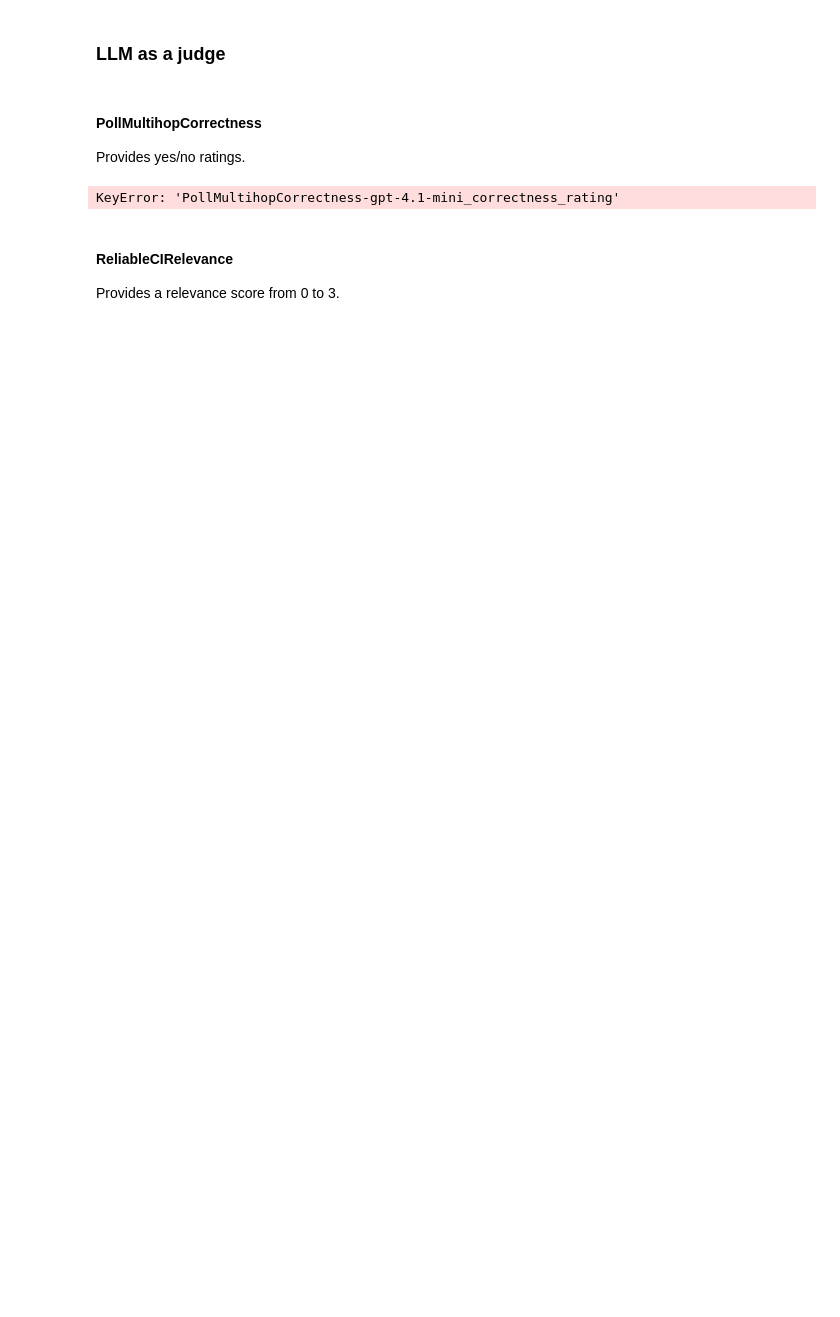
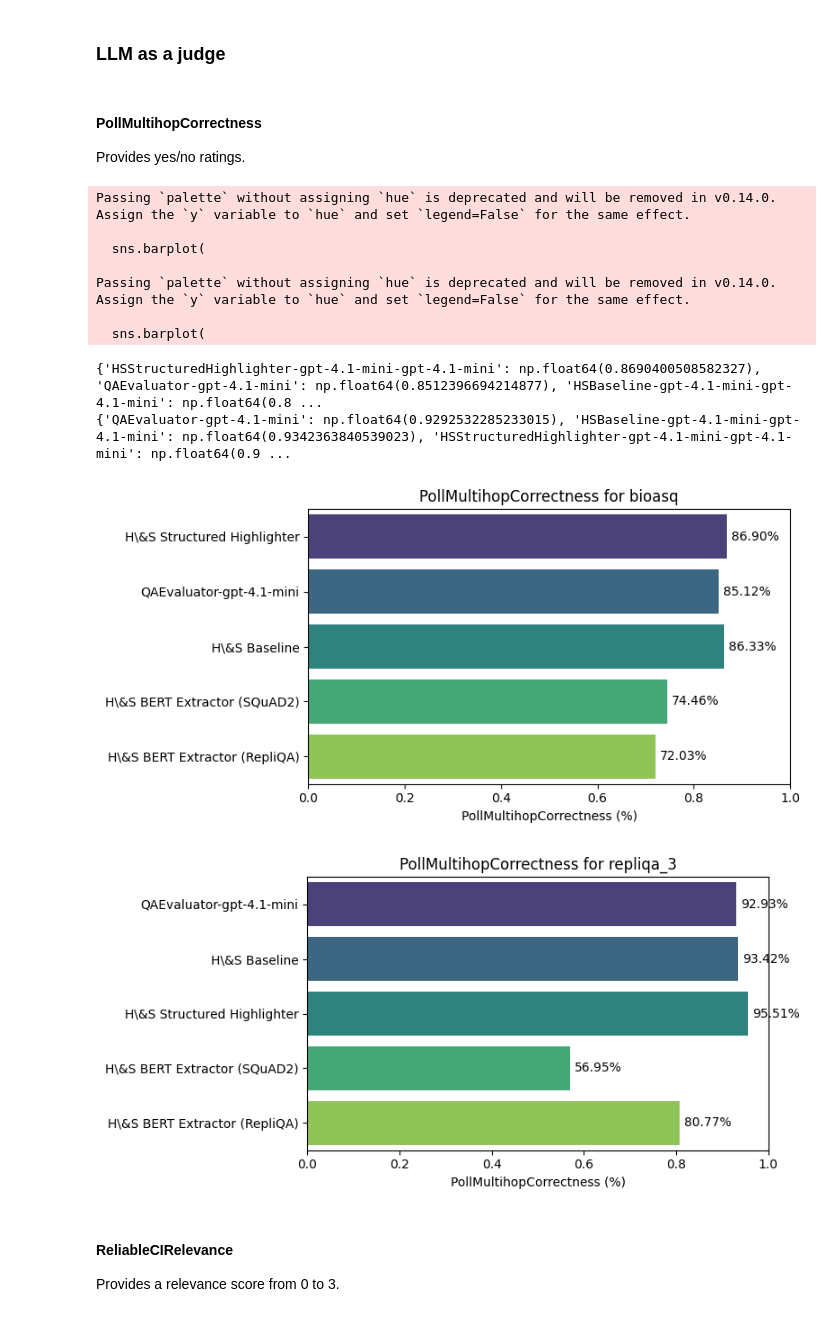
Before and after one commit to microsoft/highlight-summarize, a Jupyter notebook: data-analysis.ipynb, the cells around one changed output. Saved outputs shown, nothing was run; the diff lists cells and outputs as text; code cells hidden in the pictures; blank space fills up the shorter version.

```diff
--- a/data-analysis.ipynb
+++ b/data-analysis.ipynb
@@ -490,31 +692,45 @@ Provides yes/no ratings.
 # %%
 for dataset_name, df in results_df.items():
     # Filter out no-answer predictions.
     df = df[df.answer != NOANSWER_PRED]
     correct = {}
-    for pipeline in df.pipeline.unique():
-        correct[pipeline] = np.mean(
-            df[df.pipeline == pipeline]["PollMultihopCorrectness-gpt-4.1-mini_correctness_rating"] == True
+    for run_id in df.run_id.unique():
+        correct[run_id] = np.mean(
+            df[df.run_id == run_id]["PollMultihopCorrectness-gpt-4.1-mini_correctness_rating"] == True
         )
-    plt.figure(figsize=(4, 4))
+
+    # Barplot where the x-axis is the correctness percentage and the y-axis is the pipeline name.
+    # Includes % numbers on the bars (to their right).
+    plt.figure(figsize=(8, 4))
     sns.barplot(
-        x=list(correct.keys()),
-        y=list(correct.values()),
-        palette="viridis"
+        x=list(correct.values()),
+        y=list(correct.keys()),
+        palette="viridis",
+        formatter=lambda x: PRETTY_NAMES.get(x, x),
     )
     # Show the % correct on the bars.
     for i, v in enumerate(correct.values()):
-        plt.text(i, v + 0.01, f"{v:.2%}", ha='center', va='bottom')
-    plt.ylim(0, 1)
+        plt.text(v + 0.01, i, f"{v:.2%}", ha='left', va='center')
+    plt.xlim(0, 1)
     plt.title(f"PollMultihopCorrectness for {dataset_name}")
-    plt.xlabel("Pipeline")
-    plt.ylabel("Correctness (%)")
-    plt.xticks(rotation=45)
+    plt.xlabel("PollMultihopCorrectness (%)")
+    plt.ylabel("")
+    # plt.xticks(rotation=90)
     plt.tight_layout()
-    print(f"Dataset: {dataset_name}")
+
     print(correct)
 # %% [output]
-KeyError: 'PollMultihopCorrectness-gpt-4.1-mini_correctness_rating'
+Passing `palette` without assigning `hue` is deprecated and will be removed in v0.14.0. Assign the `y` variable to `hue` and set `legend=False` for the same effect.
+
+  sns.barplot(
+
+Passing `palette` without assigning `hue` is deprecated and will be removed in v0.14.0. Assign the `y` variable to `hue` and set `legend=False` for the same effect.
+
+  sns.barplot(
+{'HSStructuredHighlighter-gpt-4.1-mini-gpt-4.1-mini': np.float64(0.8690400508582327), 'QAEvaluator-gpt-4.1-mini': np.float64(0.8512396694214877), 'HSBaseline-gpt-4.1-mini-gpt-4.1-mini': np.float64(0.8 ...
+{'QAEvaluator-gpt-4.1-mini': np.float64(0.9292532285233015), 'HSBaseline-gpt-4.1-mini-gpt-4.1-mini': np.float64(0.9342363840539023), 'HSStructuredHighlighter-gpt-4.1-mini-gpt-4.1-mini': np.float64(0.9 ...
+[figure, added]
+[figure, added]
 # %% [markdown]
 #### ReliableCIRelevance
 
```
Also changed, not shown: parts of 47 cells of this notebook.
